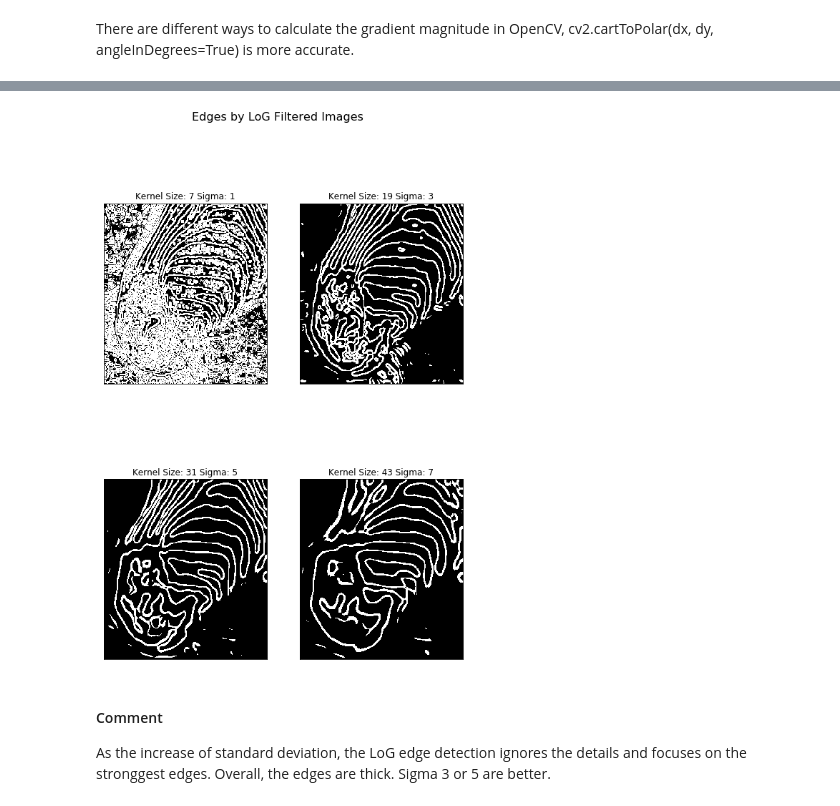
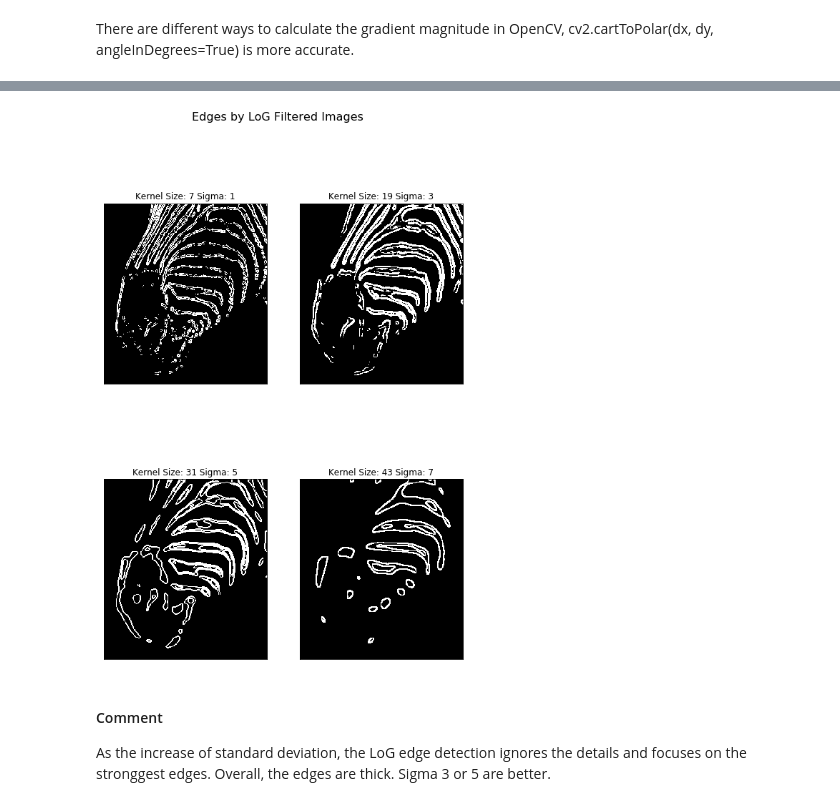
Before and after one commit to Guannan-Shen/image_data, a Jupyter notebook: bio_image/GaussianFilter_CannyEdgeDetection.ipynb, the cells around one changed output, grey strips where cells are left out. Drawn from its saved outputs; the diff is of its cells as text; code cells hidden in the pictures.

```diff
--- a/bio_image/GaussianFilter_CannyEdgeDetection.ipynb
+++ b/bio_image/GaussianFilter_CannyEdgeDetection.ipynb
@@ -476,7 +476,7 @@ for i in range(1,9,2):
     j = int((i-1)/2 + 1)
     sigma = i
     kernel = np.fromfunction(lambda x, y: -1*(1/(math.pi*sigma**4))*(1 - ( (x-(size-1)/2)**2+(y-(size-1)/2)**2)/(2*sigma**2) )*math.e ** ((-1*((x-(size-1)/2)**2+(y-(size-1)/2)**2))/(2*sigma**2)), (size, size))
-    kernel /= np.sum(kernel)
+    # kernel /= np.sum(kernel)
     LoG = cv2.filter2D(img,-1,kernel)
     fig.suptitle("LoG Filter", fontsize=16)
     ax.append(fig.add_subplot(2, 2, j))
@@ -508,7 +508,7 @@ for i in range(1,9,2):
     j = int((i-1)/2 + 1)
     sigma = i
     kernel = np.fromfunction(lambda x, y: -1*(1/(math.pi*sigma**4))*(1 - ( (x-(size-1)/2)**2+(y-(size-1)/2)**2)/(2*sigma**2) )*math.e ** ((-1*((x-(size-1)/2)**2+(y-(size-1)/2)**2))/(2*sigma**2)), (size, size))
-    kernel /= np.sum(kernel)
+    # kernel /= np.sum(kernel)
     LoG = cv2.filter2D(img,-1,kernel)
     mag = getGradientMagnitude(LoG)
     fig.suptitle("Gradient magnitude images of LoG Filtered Images", fontsize=16)
@@ -522,28 +522,28 @@ plt.show()
 # %%
 # thresholding
 img = cv2.imread('P3_image.png', 0)
 fig = plt.figure(figsize=(9, 13))
 ax = []
 for i in range(1,9,2):
     size = int(6*i + 1)
     j = int((i-1)/2 + 1)
     sigma = i
     kernel = np.fromfunction(lambda x, y: -1*(1/(math.pi*sigma**4))*(1 - ( (x-(size-1)/2)**2+(y-(size-1)/2)**2)/(2*sigma**2) )*math.e ** ((-1*((x-(size-1)/2)**2+(y-(size-1)/2)**2))/(2*sigma**2)), (size, size))
-    kernel /= np.sum(kernel)
+    # kernel /= np.sum(kernel)
     LoG = cv2.filter2D(img,-1,kernel)
     mag = getGradientMagnitude(LoG)
     min_val, max_val, min_loc, max_loc = cv2.minMaxLoc(mag)
     # global thresholding
     cutoff = np.round(0.2* max_val)
     ret1,th1 = cv2.threshold(mag,cutoff,255,cv2.THRESH_BINARY)
     fig.suptitle("Edges by LoG Filtered Images", fontsize=16)
     ax.append(fig.add_subplot(2, 2, j))
     ax[-1].set_title("Kernel Size: " + str(size) + " Sigma: "+ str(i))
     plt.imshow(th1, cmap = 'gray', interpolation='none')
     plt.xticks([]), plt.yticks([]) # to hide tick values on X and Y axis
 plt.show()
 # %% [output]
-[figure, old version]
+[figure, new version]
 # %% [markdown]
 #### Comment
 As the increase of standard deviation, the LoG edge detection ignores the details and focuses on the stronggest edges. Overall, the edges are thick. Sigma 3 or 5 are better.
```
Also changed, not shown: parts of 2 cells of this notebook, 1 other file.
